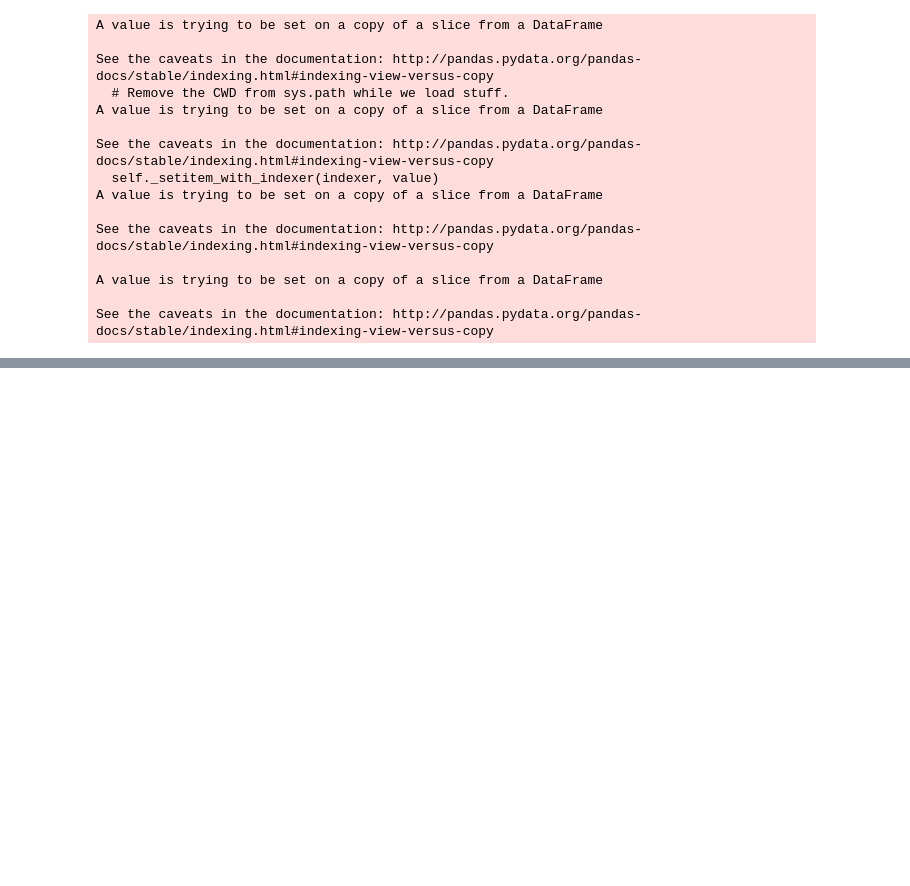
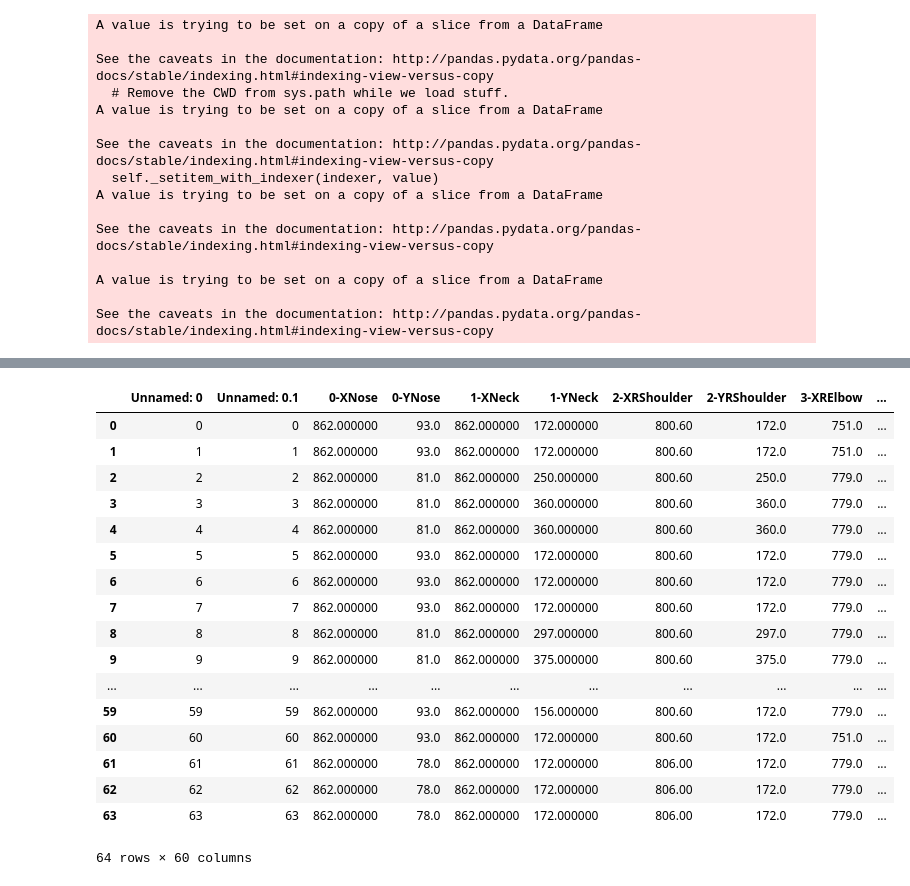
Before and after one commit to romanrosh/bio-mechanic-movemement-detector-ai, a Jupyter notebook: dataframe_analysis.ipynb, the cells around one changed output, grey strips where cells are left out. Cells and saved outputs as stored; diff of their text form; code cells hidden in the pictures; blank space fills up the shorter version.

```diff
--- a/dataframe_analysis.ipynb
+++ b/dataframe_analysis.ipynb
@@ -85,3 +125,24 @@ df[200:].to_csv('all labeled.csv')
 df2 = pd.read_csv('top points.csv')
 df3 = pd.read_csv('bottom points.csv')
 df4 = pd.read_csv('all labeled.csv')
+# %%
+df4
+# %% [output]
+|  | Unnamed: 0 | Unnamed: 0.1 | 0-XNose | 0-YNose | 1-XNeck | 1-YNeck | 2-XRShoulder | 2-YRShoulder | 3-XRElbow | ... |
+| 0 | 0 | 0 | 862.000000 | 93.0 | 862.000000 | 172.000000 | 800.60 | 172.0 | 751.0 | ... |
+| 1 | 1 | 1 | 862.000000 | 93.0 | 862.000000 | 172.000000 | 800.60 | 172.0 | 751.0 | ... |
+| 2 | 2 | 2 | 862.000000 | 81.0 | 862.000000 | 250.000000 | 800.60 | 250.0 | 779.0 | ... |
+| 3 | 3 | 3 | 862.000000 | 81.0 | 862.000000 | 360.000000 | 800.60 | 360.0 | 779.0 | ... |
+| 4 | 4 | 4 | 862.000000 | 81.0 | 862.000000 | 360.000000 | 800.60 | 360.0 | 779.0 | ... |
+| 5 | 5 | 5 | 862.000000 | 93.0 | 862.000000 | 172.000000 | 800.60 | 172.0 | 779.0 | ... |
+| 6 | 6 | 6 | 862.000000 | 93.0 | 862.000000 | 172.000000 | 800.60 | 172.0 | 779.0 | ... |
+| 7 | 7 | 7 | 862.000000 | 93.0 | 862.000000 | 172.000000 | 800.60 | 172.0 | 779.0 | ... |
+| 8 | 8 | 8 | 862.000000 | 81.0 | 862.000000 | 297.000000 | 800.60 | 297.0 | 779.0 | ... |
+| 9 | 9 | 9 | 862.000000 | 81.0 | 862.000000 | 375.000000 | 800.60 | 375.0 | 779.0 | ... |
+| ... | ... | ... | ... | ... | ... | ... | ... | ... | ... | ... |
+| 59 | 59 | 59 | 862.000000 | 93.0 | 862.000000 | 156.000000 | 800.60 | 172.0 | 779.0 | ... |
+| 60 | 60 | 60 | 862.000000 | 93.0 | 862.000000 | 172.000000 | 800.60 | 172.0 | 751.0 | ... |
+| 61 | 61 | 61 | 862.000000 | 78.0 | 862.000000 | 172.000000 | 806.00 | 172.0 | 779.0 | ... |
+| 62 | 62 | 62 | 862.000000 | 78.0 | 862.000000 | 172.000000 | 806.00 | 172.0 | 779.0 | ... |
+| 63 | 63 | 63 | 862.000000 | 78.0 | 862.000000 | 172.000000 | 806.00 | 172.0 | 779.0 | ... |
+64 rows × 60 columns
```
Also changed, not shown: parts of 10 cells of this notebook.
